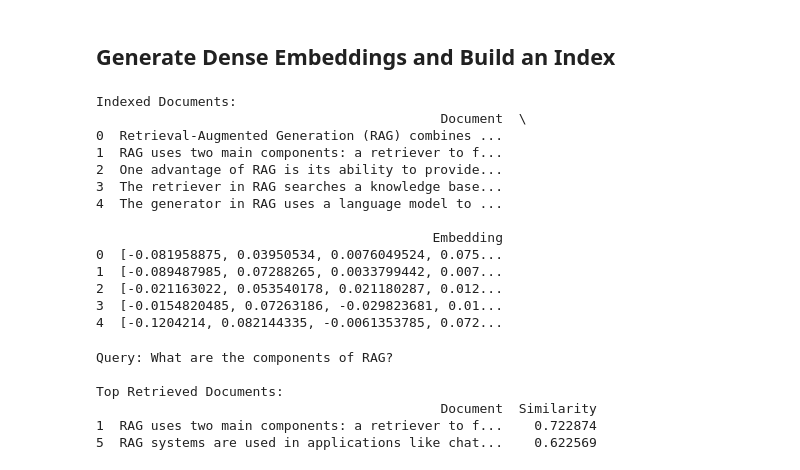
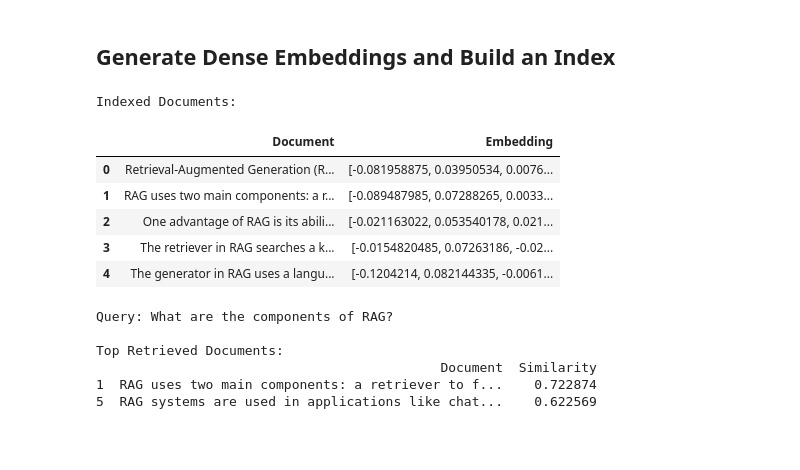
Before and after one commit to jaejams/NLP-Week2-Text-Generation, a Jupyter notebook: Retrieval_Augmented_Generation_(RAG).ipynb, the cells around one changed output. Drawn from its saved outputs; the diff is of its cells as text; code cells hidden in the pictures; blank space fills up the shorter version.

```diff
--- a/Retrieval_Augmented_Generation_(RAG).ipynb
+++ b/Retrieval_Augmented_Generation_(RAG).ipynb
@@ -127,33 +137,26 @@ documents = [
 # %%
 # Step 2: Create dense embeddings for the documents
 embedding_model = SentenceTransformer('all-MiniLM-L6-v2')  # A lightweight model for embedding
 embeddings = embedding_model.encode(documents)  # Generate embeddings
 
 # Step 3: Create a pandas DataFrame for indexing
 # Combine documents and embeddings in a DataFrame
 df = pd.DataFrame({
     "Document": documents,
     "Embedding": list(embeddings)  # Store embeddings as lists for easier handling
 })
 
 # Display the DataFrame
 print("Indexed Documents:")
-print(df.head())
+df.head()
 # %% [output]
 Indexed Documents:
-                                            Document  \
-0  Retrieval-Augmented Generation (RAG) combines ...
-1  RAG uses two main components: a retriever to f...
-2  One advantage of RAG is its ability to provide...
-3  The retriever in RAG searches a knowledge base...
-4  The generator in RAG uses a language model to ...
-
-                                           Embedding
-0  [-0.081958875, 0.03950534, 0.0076049524, 0.075...
-1  [-0.089487985, 0.07288265, 0.0033799442, 0.007...
-2  [-0.021163022, 0.053540178, 0.021180287, 0.012...
-3  [-0.0154820485, 0.07263186, -0.029823681, 0.01...
-4  [-0.1204214, 0.082144335, -0.0061353785, 0.072...
+|  | Document | Embedding |
+| 0 | Retrieval-Augmented Generation (R... | [-0.081958875, 0.03950534, 0.0076... |
+| 1 | RAG uses two main components: a r... | [-0.089487985, 0.07288265, 0.0033... |
+| 2 | One advantage of RAG is its abili... | [-0.021163022, 0.053540178, 0.021... |
+| 3 | The retriever in RAG searches a k... | [-0.0154820485, 0.07263186, -0.02... |
+| 4 | The generator in RAG uses a langu... | [-0.1204214, 0.082144335, -0.0061... |
 # %%
 def retrieve_with_pandas(query, top_k=2):
     # Generate embedding for the query
```
Also changed, not shown: parts of 5 cells of this notebook.
